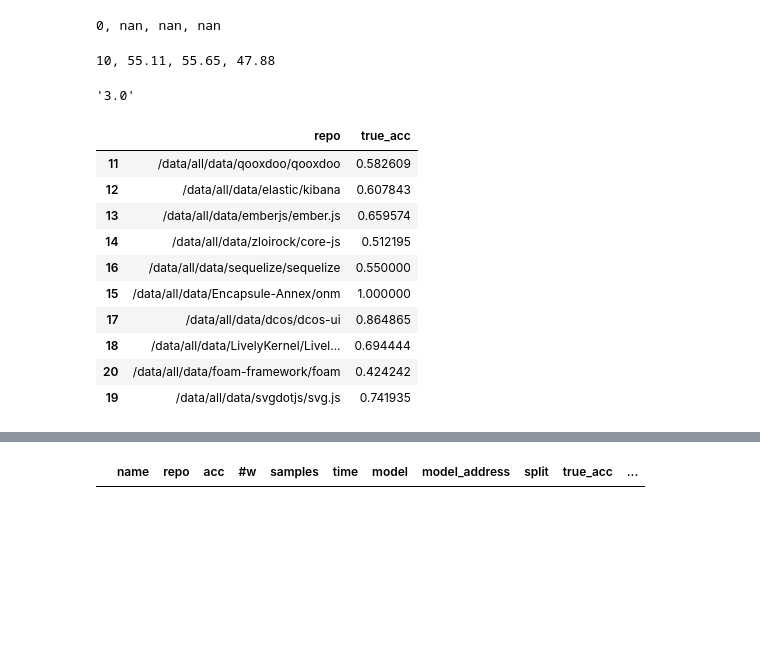
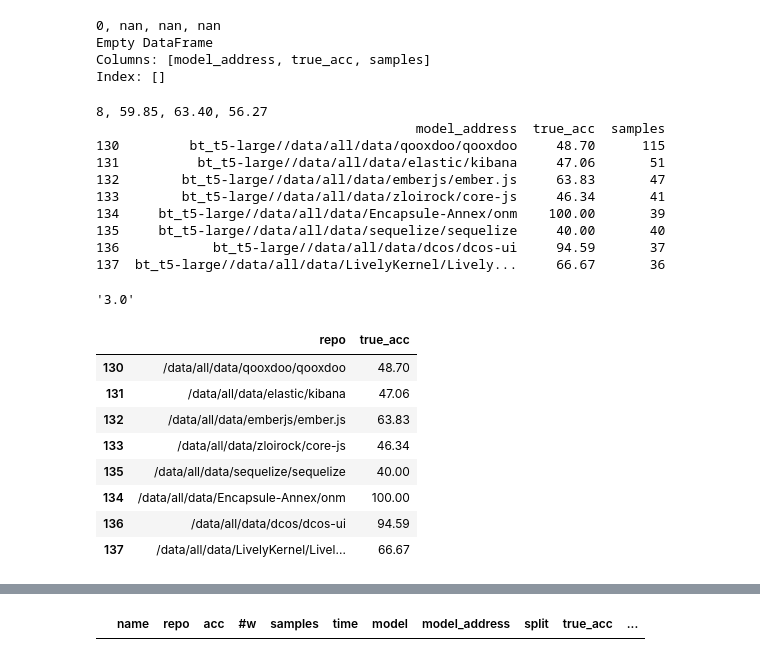
Before and after one commit to arminzirak/TFix, a Jupyter notebook: analyze basic results.ipynb, the cells around one changed output, grey strips where cells are left out. Cells and saved outputs as stored; diff of their text form; code cells hidden in the pictures; blank space fills up the shorter version.

```diff
--- a/analyze basic results.ipynb
+++ b/analyze basic results.ipynb
@@ -11,10 +11,15 @@ results.tail(1)
 # %%
-# results = results[results['samples'] > 33]
+results = results[results['samples'] > 33]
+# %%
+results = results[results['model_address'].apply(lambda m: not ('svg.js' in m or 'foam' in m))]
+# %%
+results['model_address'] = results['model_address'].apply(lambda s : s[20:])
 # %%
 # results = results[results['repo'].apply(lambda x: not ('svg' in x or 'foam' in x))]
 # %%
 import math
 results['true_acc'] = (results['acc'] * results['samples']).apply(math.ceil) / results['samples']
+results['true_acc'] = results['true_acc'].apply(lambda m: round(m * 100, 2))
 # %%
 results = results[results['split'] != 0.5]
 results = results[results['model'] == f't5-{"large" if large else "small"}']
@@ -155,26 +341,36 @@ print_stats(results[(results['type'] == 'bt') & (results['repo'] != 'all')])
 print_stats(results[(results['type'] == 'bt') & (results['repo'] == 'all')])
 # %% [output]
 0, nan, nan, nan
+Empty DataFrame
+Columns: [model_address, true_acc, samples]
+Index: []
 # %%
 print_stats(results[(results['type'] == 'bt') & (results['repo'] != 'all')])
 # %% [output]
-10, 55.11, 55.65, 47.88
+8, 59.85, 63.40, 56.27
+                                         model_address  true_acc  samples
+130         bt_t5-large//data/all/data/qooxdoo/qooxdoo     48.70      115
+131          bt_t5-large//data/all/data/elastic/kibana     47.06       51
+132        bt_t5-large//data/all/data/emberjs/ember.js     63.83       47
+133        bt_t5-large//data/all/data/zloirock/core-js     46.34       41
+134     bt_t5-large//data/all/data/Encapsule-Annex/onm    100.00       39
+135     bt_t5-large//data/all/data/sequelize/sequelize     40.00       40
+136            bt_t5-large//data/all/data/dcos/dcos-ui     94.59       37
+137  bt_t5-large//data/all/data/LivelyKernel/Lively...     66.67       36
 # %%
 f"{2.96:.1f}"
 # %% [output]
 '3.0'
 # %%
-results[(results['type'] == 'included') & (results['repo'] != 'all')].sort_values(by='samples', ascending=False)[['repo', 'true_acc']]
+results[(results['type'] == 'bt') & (results['repo'] != 'all')].sort_values(by='samples', ascending=False)[['repo', 'true_acc']]
 # %% [output]
 |  | repo | true_acc |
-| 11 | /data/all/data/qooxdoo/qooxdoo | 0.582609 |
-| 12 | /data/all/data/elastic/kibana | 0.607843 |
-| 13 | /data/all/data/emberjs/ember.js | 0.659574 |
-| 14 | /data/all/data/zloirock/core-js | 0.512195 |
-| 16 | /data/all/data/sequelize/sequelize | 0.550000 |
-| 15 | /data/all/data/Encapsule-Annex/onm | 1.000000 |
-| 17 | /data/all/data/dcos/dcos-ui | 0.864865 |
-| 18 | /data/all/data/LivelyKernel/Livel... | 0.694444 |
-| 20 | /data/all/data/foam-framework/foam | 0.424242 |
-| 19 | /data/all/data/svgdotjs/svg.js | 0.741935 |
+| 130 | /data/all/data/qooxdoo/qooxdoo | 48.70 |
+| 131 | /data/all/data/elastic/kibana | 47.06 |
+| 132 | /data/all/data/emberjs/ember.js | 63.83 |
+| 133 | /data/all/data/zloirock/core-js | 46.34 |
+| 135 | /data/all/data/sequelize/sequelize | 40.00 |
+| 134 | /data/all/data/Encapsule-Annex/onm | 100.00 |
+| 136 | /data/all/data/dcos/dcos-ui | 94.59 |
+| 137 | /data/all/data/LivelyKernel/Livel... | 66.67 |
 # %%
```
Also changed, not shown: parts of 34 cells of this notebook, 2 other files.
